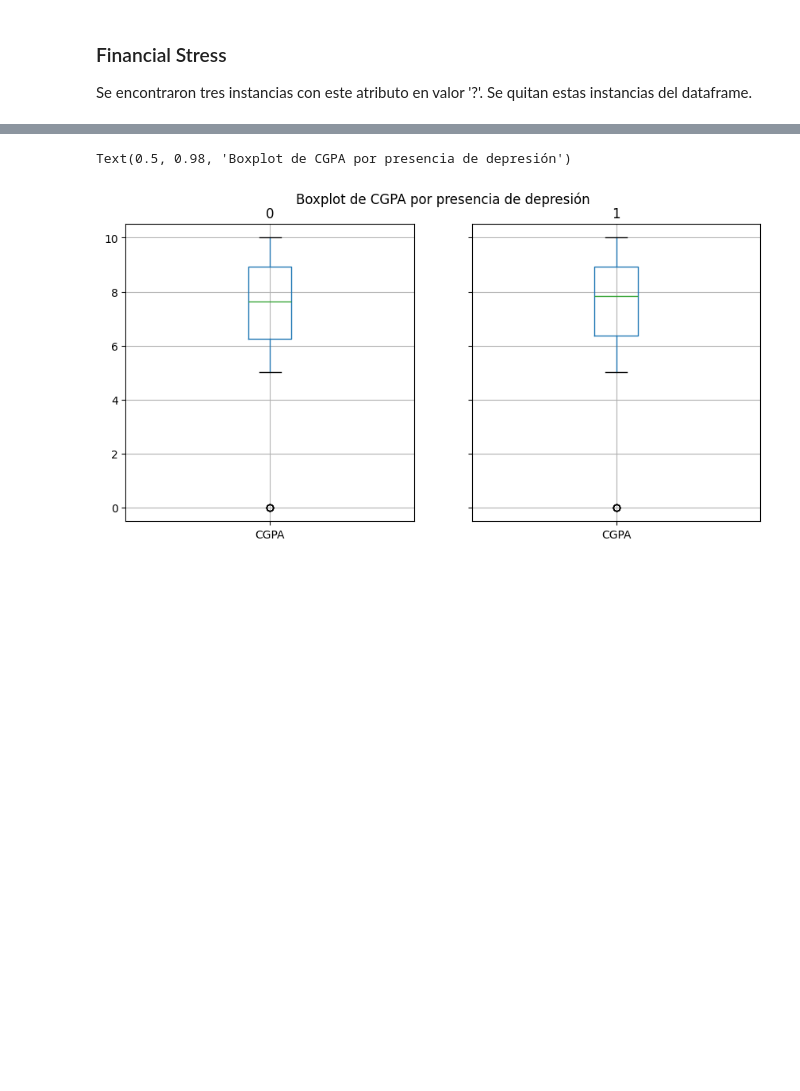
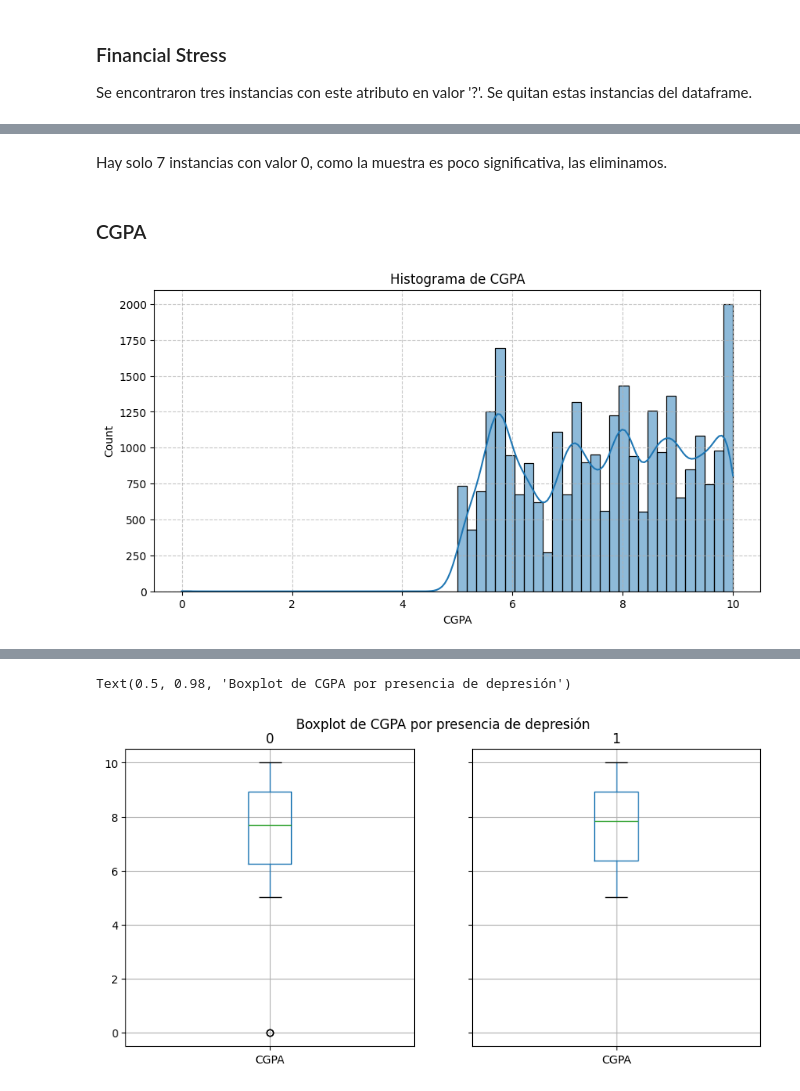
Before and after one commit to nacho2110/proyecto-mineria, a Jupyter notebook: eda.ipynb, the cells around one changed output, grey strips where cells are left out. Drawn from its saved outputs; the diff is of its cells as text; code cells hidden in the pictures; blank space fills up the shorter version.

```diff
--- a/eda.ipynb
+++ b/eda.ipynb
@@ -163,3 +189,0 @@ ax.set_ylim(0, 1)
-# %%
-data['ideacion'] = data['Have you ever had suicidal thoughts ?'].map({'Yes': 1, 'No': 0})
-data.groupby('ideacion')['Depression'].mean().plot(kind='bar', figsize=(10, 5), title='Porcentaje de depresión separado por presencia de ideación suicida')
@@ -185,0 +214,4 @@ data.mode()
+# %%
+city_counts = data['City'].value_counts()
+cities_to_keep = city_counts[city_counts >= 3].index
+data = data[data['City'].isin(cities_to_keep)]
@@ -185,0 +231,18 @@ data.mode()
+# %% [markdown]
+Hay solo 7 instancias con valor 0, como la muestra es poco significativa, las eliminamos.
+# %%
+data = data[data['Academic Pressure'] != 0]
+# %% [markdown]
+### CGPA
+# %%
+from sklearn.neighbors import KernelDensity
+
+kde = KernelDensity(kernel='gaussian', bandwidth=0.5).fit(data[['CGPA']])
+
+# sns.histplot(kde.sample(1_000_000))
+fig, ax = plt.subplots(figsize=(10, 5))
+sns.histplot(data['CGPA'], kde=True, ax=ax)
+ax.set_title('Histograma de CGPA')
+ax.grid(True, linestyle='--', alpha=0.7)
+# %% [output]
+[figure, added]
```
Also changed, not shown: parts of 66 cells of this notebook.
